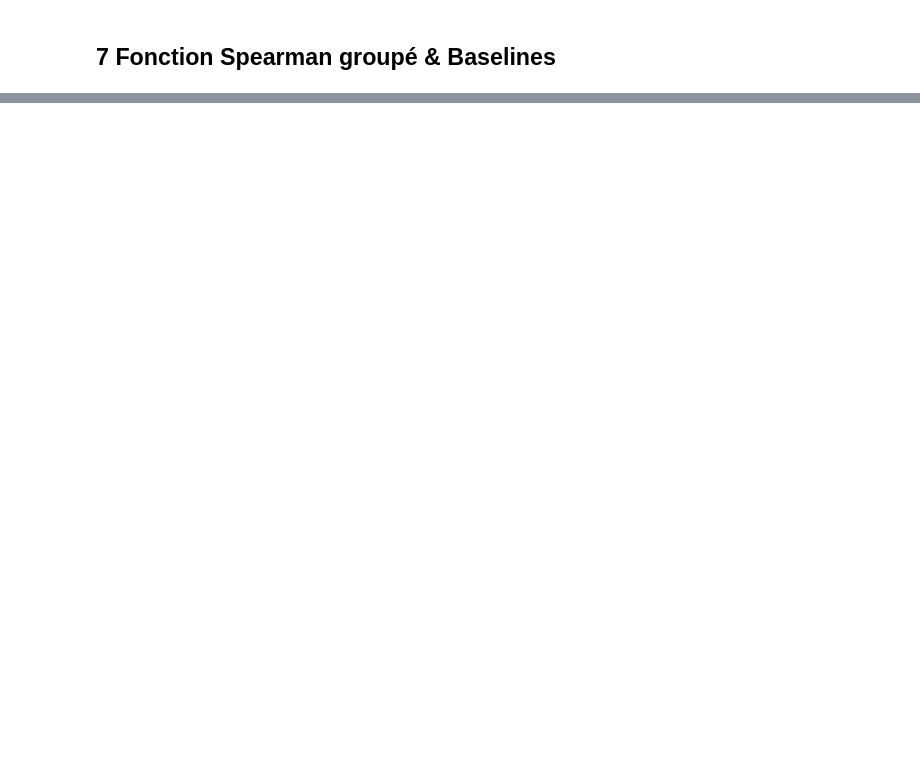
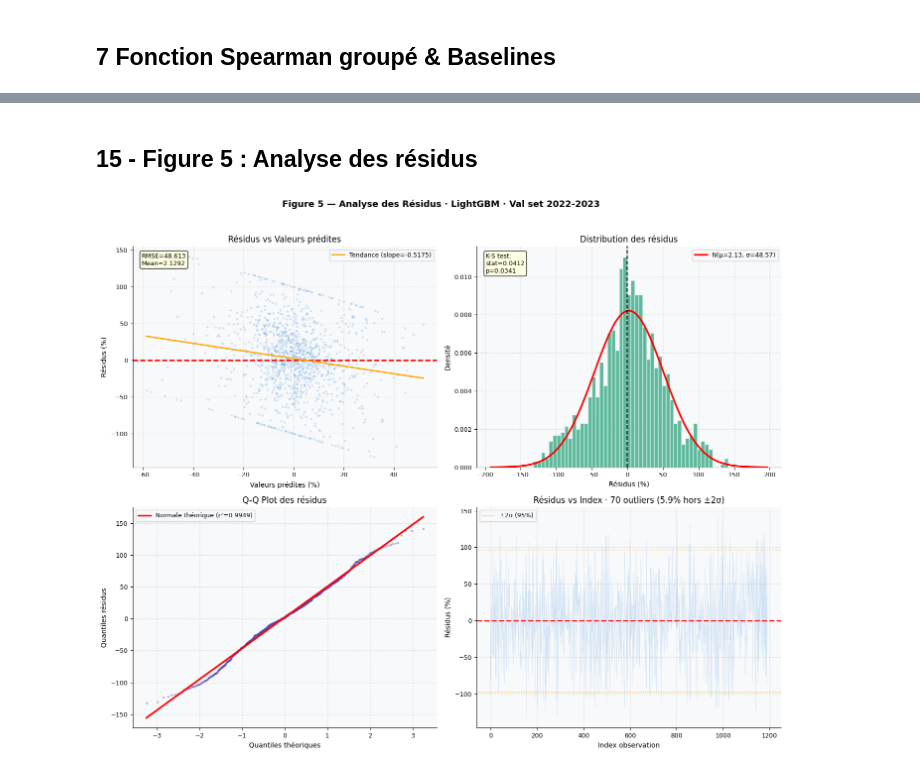
Before and after one commit to RhachiBadr/MaroTrade-Intelligence, a Jupyter notebook: notebooks/benchmark_phase1_v4.ipynb, the cells around one changed output, grey strips where cells are left out. Drawn from its saved outputs; the diff is of its cells as text; code cells hidden in the pictures; blank space fills up the shorter version.

```diff
--- a/notebooks/benchmark_phase1_v4.ipynb
+++ b/notebooks/benchmark_phase1_v4.ipynb
@@ -737,0 +1280,80 @@ print(f'✅ Figure 7 | Top SHAP: {FEAT_LABELS.get(FEATURES[idx_s[0]], FEATURES[i
+# %% [markdown]
+ ## 15 - Figure 5 : Analyse des résidus
+# %%
+yp_best = np.array(RESULTS[BEST_MODEL]['y_pred_val'])
+residuals = y_v - yp_best
+
+fig, axes = plt.subplots(2, 2, figsize=(14, 11))
+fig.suptitle(f'Figure 5 — Analyse des Résidus · {BEST_MODEL} · Val set 2022-2023',
+             fontsize=13, fontweight='bold', y=1.02)
+
+# ── 5a : Résidus vs Prédits ───────────────────────────────────────────────────
+ax = axes[0, 0]
+ax.scatter(yp_best, residuals, alpha=0.15, s=5, color='#378ADD')
+ax.axhline(0, color='red', lw=2, linestyle='--')
+z = np.polyfit(yp_best, residuals, 1)
+xr = np.linspace(yp_best.min(), yp_best.max(), 100)
+ax.plot(xr, np.poly1d(z)(xr), color='orange', lw=2,
+        label=f'Tendance (slope={z[0]:.4f})')
+ax.set_xlabel('Valeurs prédites (%)')
+ax.set_ylabel('Résidus (%)')
+ax.set_title('Résidus vs Valeurs prédites')
+ax.legend(fontsize=9)
+ax.text(0.03, 0.97,
+        f'RMSE={np.sqrt(np.mean(residuals**2)):.3f}\n'
+        f'Mean={residuals.mean():.4f}',
+        transform=ax.transAxes, va='top', fontsize=9,
+        bbox=dict(boxstyle='round', facecolor='lightyellow', alpha=0.9))
+
+# ── 5b : Distribution des résidus ─────────────────────────────────────────────
+ax = axes[0, 1]
+mu_r, sig_r = residuals.mean(), residuals.std()
+ax.hist(residuals, bins=50, density=True,
+        alpha=0.7, color='#1D9E75', edgecolor='white')
+xr2 = np.linspace(mu_r - 4*sig_r, mu_r + 4*sig_r, 300)
+ax.plot(xr2, stats.norm.pdf(xr2, mu_r, sig_r), 'r-', lw=2.5,
+        label=f'N(μ={mu_r:.2f}, σ={sig_r:.2f})')
+ax.axvline(0, color='black', lw=1.5, linestyle='--')
+ax.set_xlabel('Résidus (%)')
+ax.set_ylabel('Densité')
+ax.set_title('Distribution des résidus')
+ax.legend(fontsize=9)
+ks_s, ks_p = stats.kstest(residuals, 'norm', args=(mu_r, sig_r))
+ax.text(0.03, 0.97,
+        f'K-S test:\nstat={ks_s:.4f}\np={ks_p:.4f}',
+        transform=ax.transAxes, va='top', fontsize=9,
+        bbox=dict(boxstyle='round', facecolor='lightyellow', alpha=0.9))
+
+# ── 5c : Q-Q Plot ─────────────────────────────────────────────────────────────
+ax = axes[1, 0]
+(osm, osr), (slope2, intercept2, r2_qq) = stats.probplot(residuals)
+ax.scatter(osm, osr, alpha=0.3, s=5, color='#534AB7')
+xl = np.array([osm.min(), osm.max()])
+ax.plot(xl, slope2*xl + intercept2, 'r-', lw=2.5,
+        label=f'Normale théorique (r²={r2_qq**2:.4f})')
+ax.set_xlabel('Quantiles théoriques')
+ax.set_ylabel('Quantiles résidus')
+ax.set_title('Q-Q Plot des résidus')
+ax.legend(fontsize=9)
+
+# ── 5d : Résidus vs Index ─────────────────────────────────────────────────────
+ax = axes[1, 1]
+n = len(residuals)
+ax.plot(range(n), residuals, alpha=0.2, lw=0.5, color='#378ADD')
+ax.axhline(0,        color='red',    lw=2,   linestyle='--')
+ax.axhline( 2*sig_r, color='orange', lw=1,   linestyle=':', label='±2σ (95%)')
+ax.axhline(-2*sig_r, color='orange', lw=1,   linestyle=':')
+out = int(np.sum(np.abs(residuals) > 2*sig_r))
+ax.set_xlabel('Index observation')
+ax.set_ylabel('Résidus (%)')
+ax.set_title(f'Résidus vs Index · {out} outliers ({out/n*100:.1f}% hors ±2σ)')
+ax.legend(fontsize=9)
+
+plt.tight_layout()
+plt.savefig(f'{FIGURES_DIR}/fig5_residuals.png', dpi=150, bbox_inches='tight')
+plt.show()
+print(f'✅ Figure 5 sauvegardée')
+print(f'   μ résidus = {mu_r:.4f} | σ = {sig_r:.3f}')
+print(f'   Outliers hors ±2σ : {out} ({out/n*100:.1f}%)')
+# %% [output]
+[figure, added]
```
Also changed, not shown: parts of 36 cells of this notebook, 12 other files.
